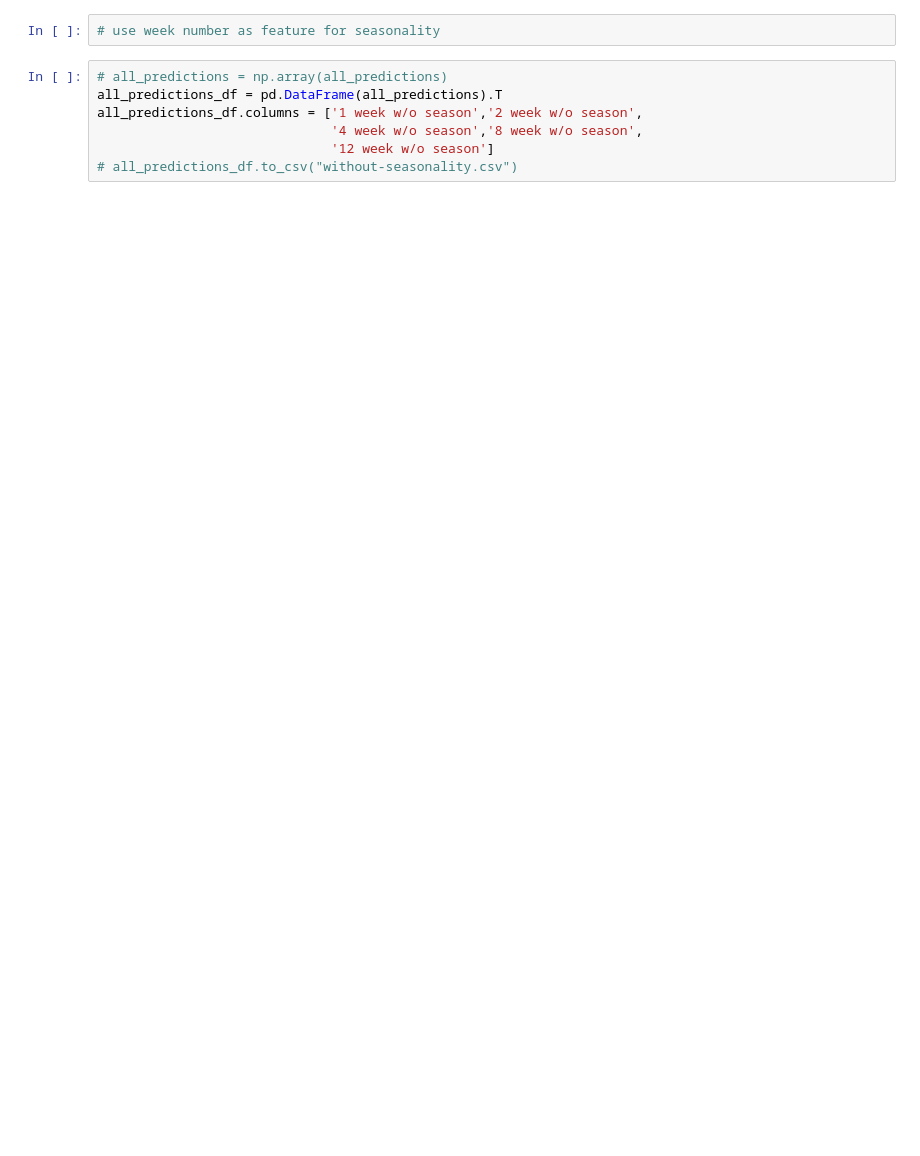
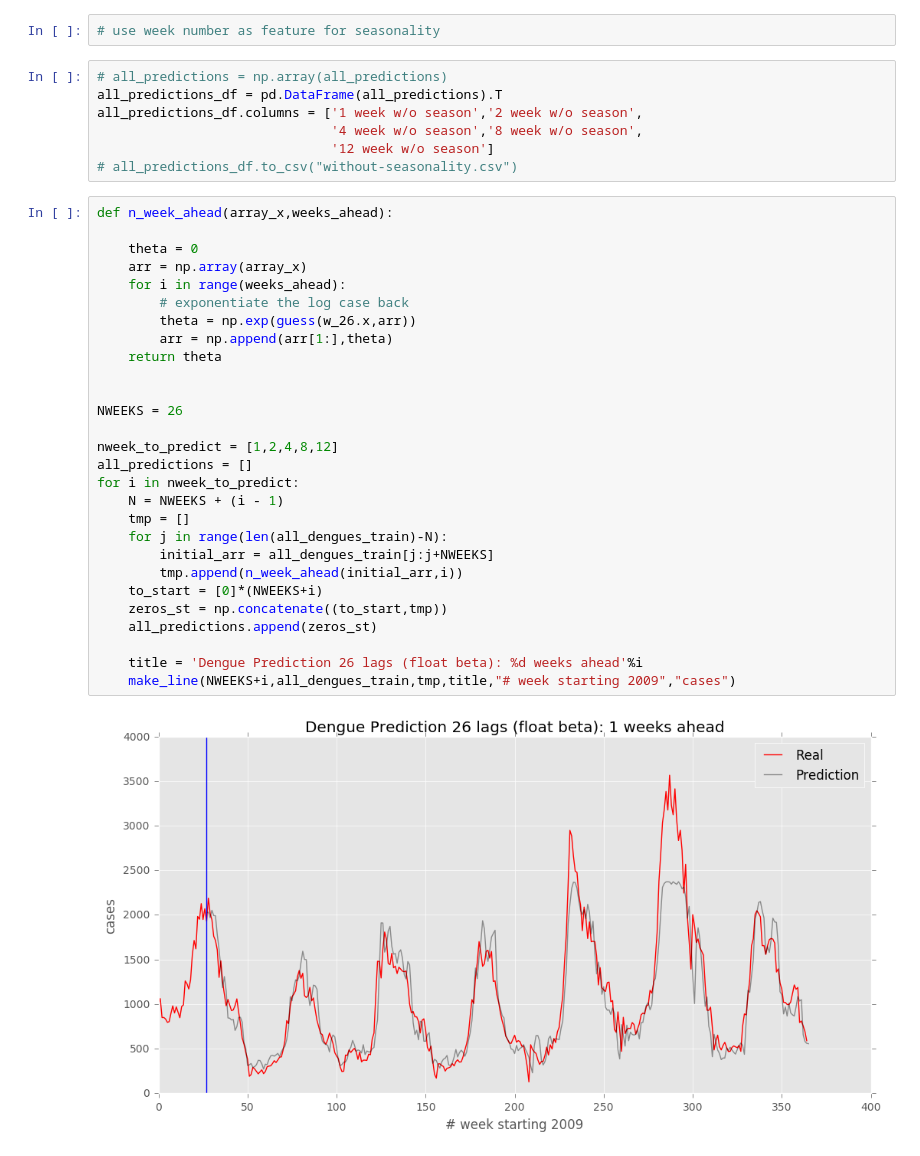
Before and after one commit to johnnycs/dengue-prediction, a Jupyter notebook: Logistic function with floating beta In place of fixed population.ipynb, the cells around one changed output. Cells and saved outputs as stored; diff of their text form; blank space fills up the shorter version.

```diff
--- a/Logistic function with floating beta In place of fixed population.ipynb
+++ b/Logistic function with floating beta In place of fixed population.ipynb
@@ -167,3 +228,33 @@ all_predictions_df.columns = ['1 week w/o season','2 week w/o season',
                               '4 week w/o season','8 week w/o season',
                               '12 week w/o season']
 # all_predictions_df.to_csv("without-seasonality.csv")
+# %%
+def n_week_ahead(array_x,weeks_ahead):
+
+    theta = 0
+    arr = np.array(array_x)
+    for i in range(weeks_ahead):
+        # exponentiate the log case back
+        theta = np.exp(guess(w_26.x,arr))
+        arr = np.append(arr[1:],theta)
+    return theta
+
+
+NWEEKS = 26
+
+nweek_to_predict = [1,2,4,8,12]
+all_predictions = []
+for i in nweek_to_predict:
+    N = NWEEKS + (i - 1)
+    tmp = []
+    for j in range(len(all_dengues_train)-N):
+        initial_arr = all_dengues_train[j:j+NWEEKS]
+        tmp.append(n_week_ahead(initial_arr,i))
+    to_start = [0]*(NWEEKS+i)
+    zeros_st = np.concatenate((to_start,tmp))
+    all_predictions.append(zeros_st)
+
+    title = 'Dengue Prediction 26 lags (float beta): %d weeks ahead'%i
+    make_line(NWEEKS+i,all_dengues_train,tmp,title,"# week starting 2009","cases")
+# %% [output]
+[figure, added]
```
Also changed, not shown: parts of 10 cells of this notebook, 8 other files.
